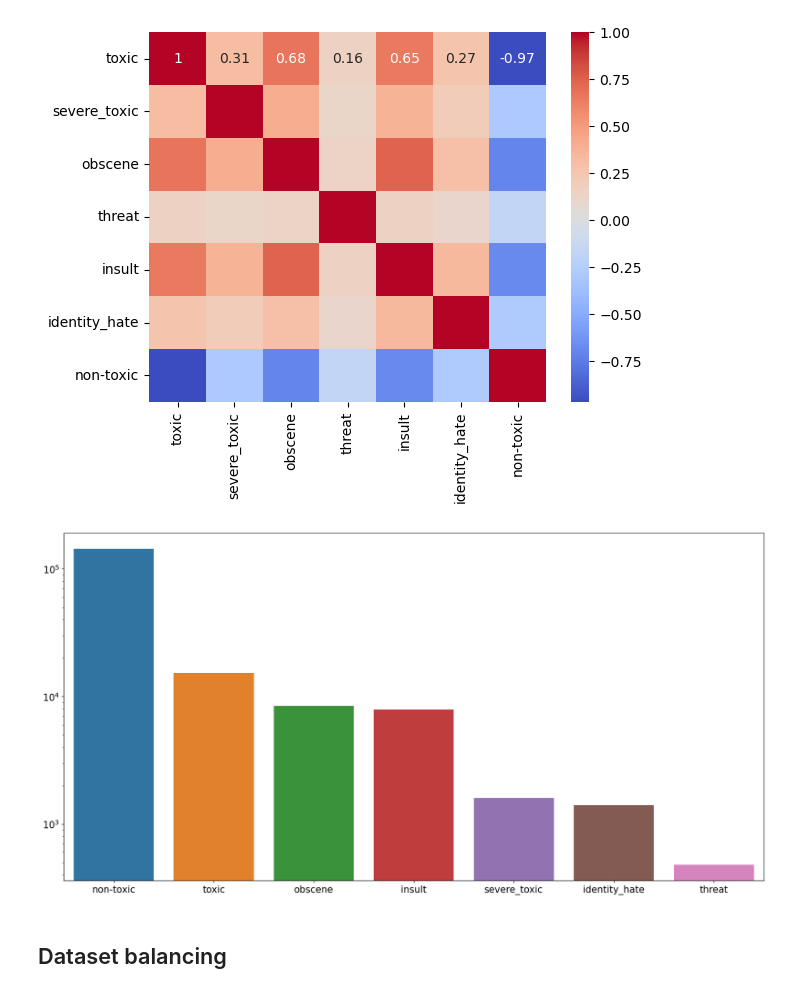
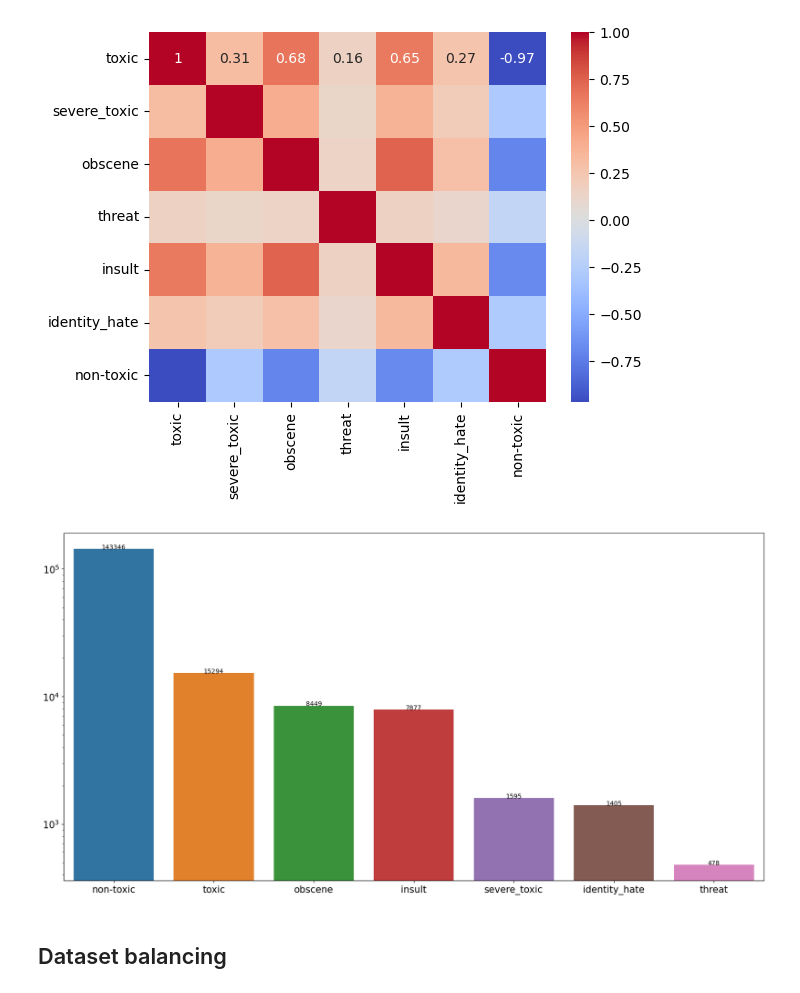
Before and after one commit to I-Amarjeet/ToxicCommentsClassifier, a Jupyter notebook: ToxicCommentClassifier.ipynb, the cells around one changed output. Saved outputs shown, nothing was run; the diff lists cells and outputs as text; code cells hidden in the pictures.

```diff
--- a/ToxicCommentClassifier.ipynb
+++ b/ToxicCommentClassifier.ipynb
@@ -70,11 +97,14 @@ sns.heatmap(corr_matrix, annot=True, cmap='coolwarm')
 # %%
 
 plt.figure(figsize=(20, 10))
 bp = sns.barplot(x=category_totals.index, y=category_totals.values)
+for i in range(len(category_totals)):
+    bp.text(i, category_totals.iloc[i], category_totals.iloc[i], ha = 'center')
+
 bp.set_yscale("log")
 bp.tick_params(labelsize=15)
 # %% [output]
-[figure, old version]
+[figure, new version]
 # %% [markdown]
 ## Dataset balancing
 # %%
```
Also changed, not shown: parts of 31 cells of this notebook, 4 other files.
